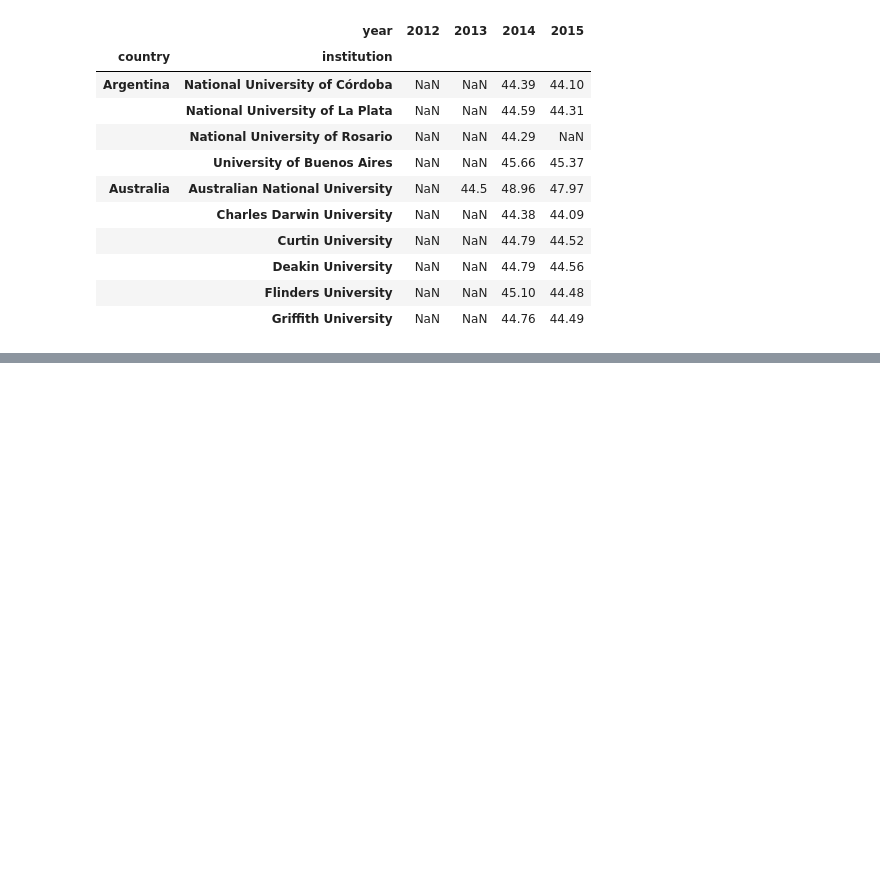
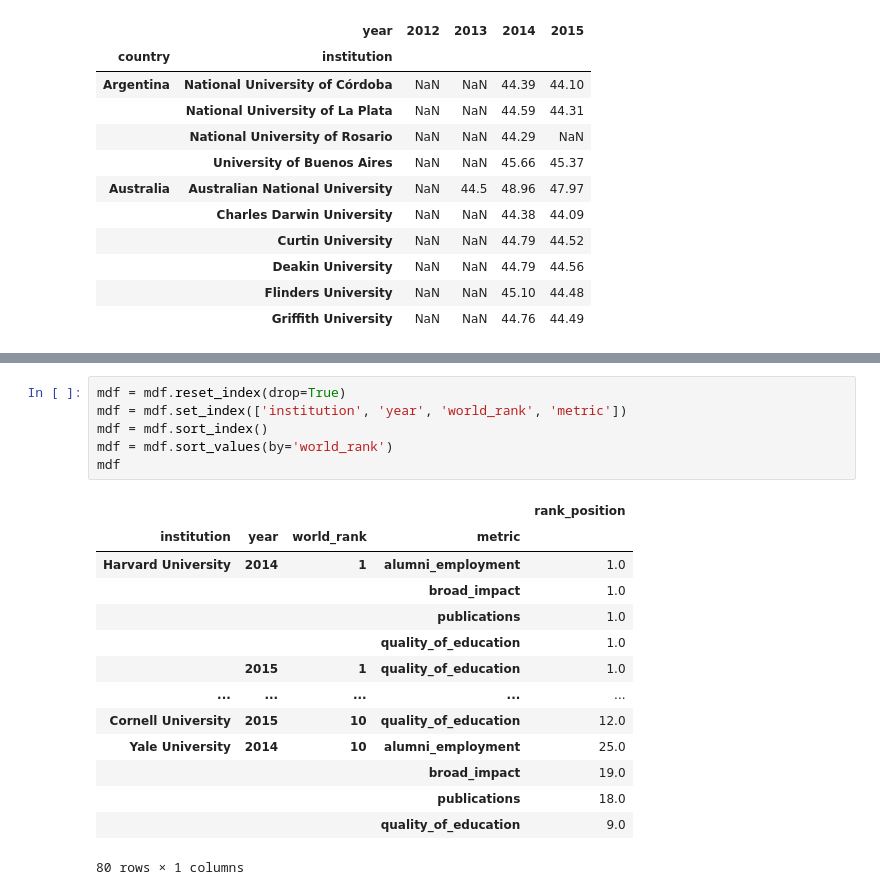
Before and after one commit to shreymusician/data-science-journey, a Jupyter notebook: practice/University Data Analysis.ipynb, the cells around one changed output, grey strips where cells are left out. Cells and saved outputs as stored; diff of their text form; blank space fills up the shorter version.

```diff
--- a/practice/University Data Analysis.ipynb
+++ b/practice/University Data Analysis.ipynb
@@ -302,0 +467,21 @@ pd.pivot_table(
+# %%
+mdf = mdf.reset_index(drop=True)
+mdf = mdf.set_index(['institution', 'year', 'world_rank', 'metric'])
+mdf = mdf.sort_index()
+mdf = mdf.sort_values(by='world_rank')
+mdf
+# %% [output]
+|  |  |  |  | rank_position |
+| institution | year | world_rank | metric |  |
+| Harvard University | 2014 | 1 | alumni_employment | 1.0 |
+|  |  |  | broad_impact | 1.0 |
+|  |  |  | publications | 1.0 |
+|  |  |  | quality_of_education | 1.0 |
+|  | 2015 | 1 | quality_of_education | 1.0 |
+| ... | ... | ... | ... | ... |
+| Cornell University | 2015 | 10 | quality_of_education | 12.0 |
+| Yale University | 2014 | 10 | alumni_employment | 25.0 |
+|  |  |  | broad_impact | 19.0 |
+|  |  |  | publications | 18.0 |
+|  |  |  | quality_of_education | 9.0 |
+80 rows × 1 columns
```
Also changed, not shown: parts of 28 cells of this notebook.
